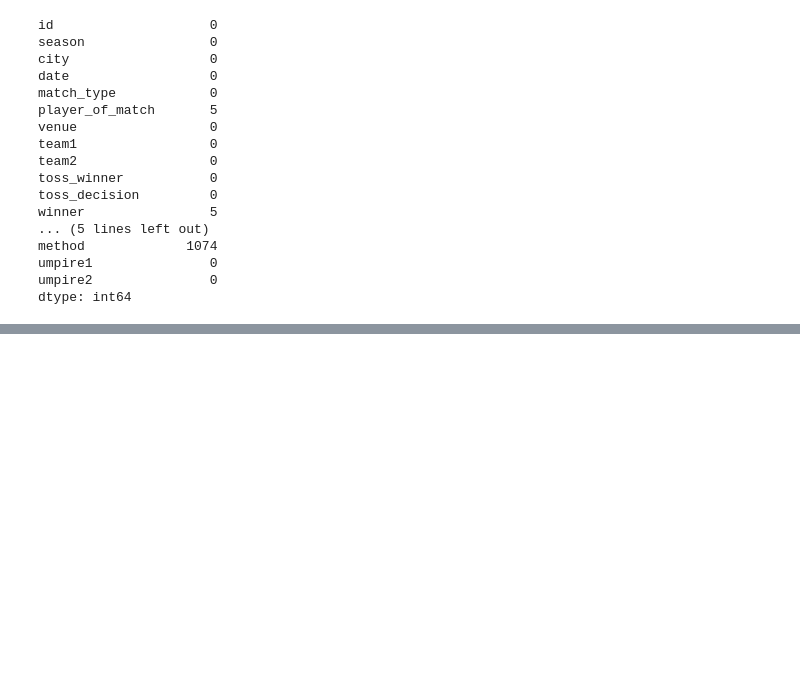
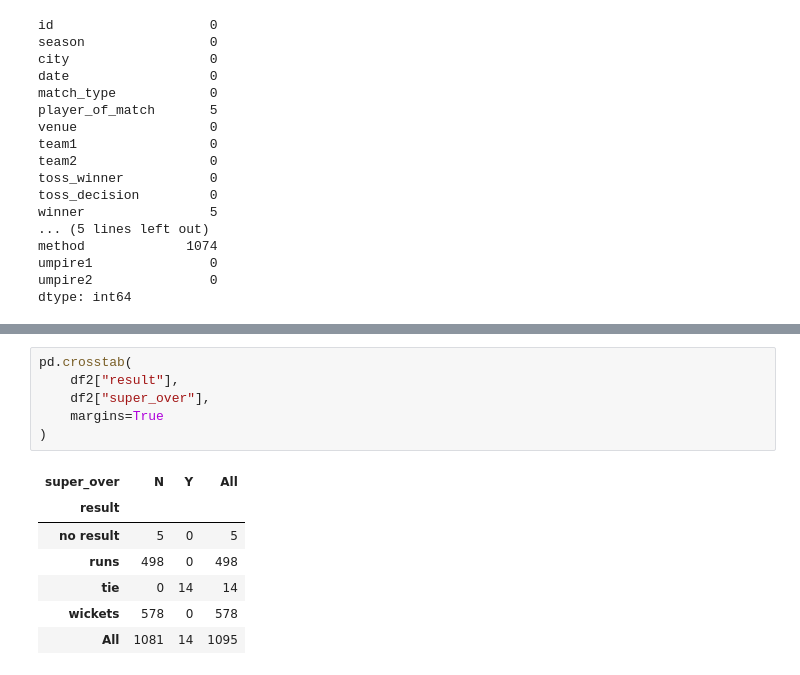
Before and after one commit to Sanjay1972/IPL-Analytics, a Jupyter notebook: src/IPL_analytics.ipynb, the cells around one changed output, grey strips where cells are left out. Drawn from its saved outputs; the diff is of its cells as text; blank space fills up the shorter version.

```diff
--- a/src/IPL_analytics.ipynb
+++ b/src/IPL_analytics.ipynb
@@ -191,0 +208,14 @@ dtype: int64
+# %%
+pd.crosstab(
+    df2["result"],
+    df2["super_over"],
+    margins=True
+)
+# %% [output]
+| super_over | N | Y | All |
+| result |  |  |  |
+| no result | 5 | 0 | 5 |
+| runs | 498 | 0 | 498 |
+| tie | 0 | 14 | 14 |
+| wickets | 578 | 0 | 578 |
+| All | 1081 | 14 | 1095 |
```
Also changed, not shown: parts of 28 cells of this notebook.
